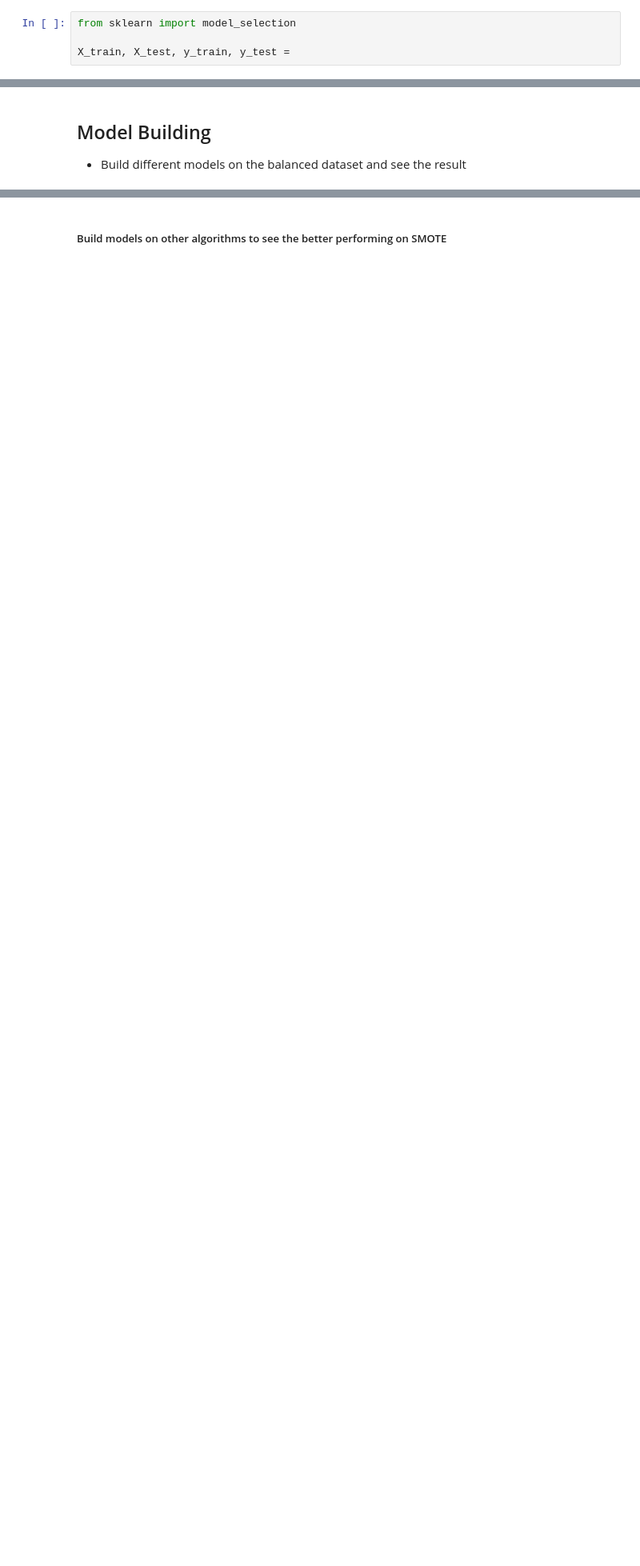
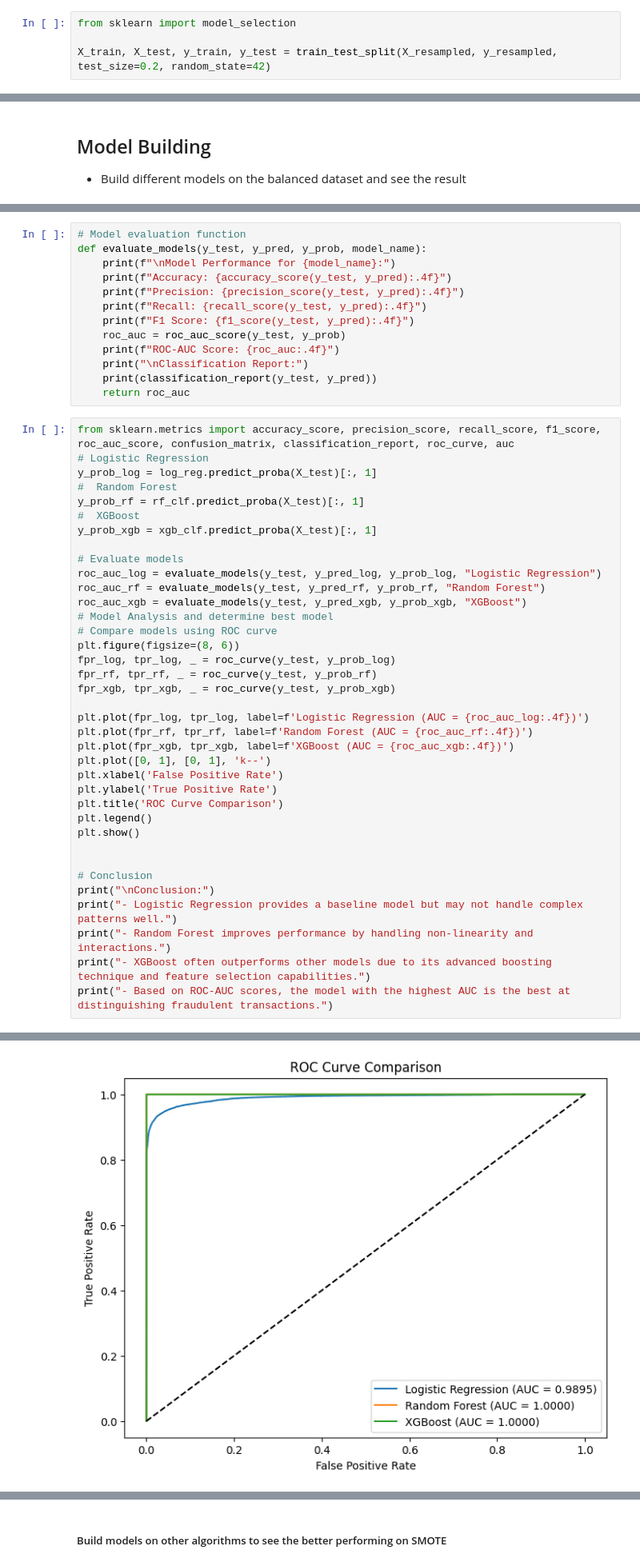
Before and after one commit to iilnreddy/ccdetect, a Jupyter notebook: Credit_card_fraud_detection.ipynb, the cells around one changed output, grey strips where cells are left out. Shown at 80% size. Drawn from its saved outputs; the diff is of its cells as text; blank space fills up the shorter version.

```diff
--- a/Credit_card_fraud_detection.ipynb
+++ b/Credit_card_fraud_detection.ipynb
@@ -340,7 +442,7 @@ y= #class variable
 # %%
 from sklearn import model_selection
 
-X_train, X_test, y_train, y_test =
+X_train, X_test, y_train, y_test = train_test_split(X_resampled, y_resampled, test_size=0.2, random_state=42)
 # %% [markdown]
 ##### Preserve X_test & y_test to evaluate on the test data once you build the model
 # %%
@@ -453,0 +742,51 @@ cv_num =   #--> list of values
+# %%
+# Model evaluation function
+def evaluate_models(y_test, y_pred, y_prob, model_name):
+    print(f"\nModel Performance for {model_name}:")
+    print(f"Accuracy: {accuracy_score(y_test, y_pred):.4f}")
+    print(f"Precision: {precision_score(y_test, y_pred):.4f}")
+    print(f"Recall: {recall_score(y_test, y_pred):.4f}")
+    print(f"F1 Score: {f1_score(y_test, y_pred):.4f}")
+    roc_auc = roc_auc_score(y_test, y_prob)
+    print(f"ROC-AUC Score: {roc_auc:.4f}")
+    print("\nClassification Report:")
+    print(classification_report(y_test, y_pred))
+    return roc_auc
+# %%
+from sklearn.metrics import accuracy_score, precision_score, recall_score, f1_score, roc_auc_score, confusion_matrix, classification_report, roc_curve, auc
+# Logistic Regression
+y_prob_log = log_reg.predict_proba(X_test)[:, 1]
+#  Random Forest
+y_prob_rf = rf_clf.predict_proba(X_test)[:, 1]
+#  XGBoost
+y_prob_xgb = xgb_clf.predict_proba(X_test)[:, 1]
+
+# Evaluate models
+roc_auc_log = evaluate_models(y_test, y_pred_log, y_prob_log, "Logistic Regression")
+roc_auc_rf = evaluate_models(y_test, y_pred_rf, y_prob_rf, "Random Forest")
+roc_auc_xgb = evaluate_models(y_test, y_pred_xgb, y_prob_xgb, "XGBoost")
+# Model Analysis and determine best model
+# Compare models using ROC curve
+plt.figure(figsize=(8, 6))
+fpr_log, tpr_log, _ = roc_curve(y_test, y_prob_log)
+fpr_rf, tpr_rf, _ = roc_curve(y_test, y_prob_rf)
+fpr_xgb, tpr_xgb, _ = roc_curve(y_test, y_prob_xgb)
+
+plt.plot(fpr_log, tpr_log, label=f'Logistic Regression (AUC = {roc_auc_log:.4f})')
+plt.plot(fpr_rf, tpr_rf, label=f'Random Forest (AUC = {roc_auc_rf:.4f})')
+plt.plot(fpr_xgb, tpr_xgb, label=f'XGBoost (AUC = {roc_auc_xgb:.4f})')
+plt.plot([0, 1], [0, 1], 'k--')
+plt.xlabel('False Positive Rate')
+plt.ylabel('True Positive Rate')
+plt.title('ROC Curve Comparison')
+plt.legend()
+plt.show()
+
+
+# Conclusion
+print("\nConclusion:")
+print("- Logistic Regression provides a baseline model but may not handle complex patterns well.")
+print("- Random Forest improves performance by handling non-linearity and interactions.")
+print("- XGBoost often outperforms other models due to its advanced boosting technique and feature selection capabilities.")
+print("- Based on ROC-AUC scores, the model with the highest AUC is the best at distinguishing fraudulent transactions.")
+# %% [output]
@@ -453,0 +810 @@ cv_num =   #--> list of values
+[figure, added]
```
Also changed, not shown: parts of 38 cells of this notebook.
